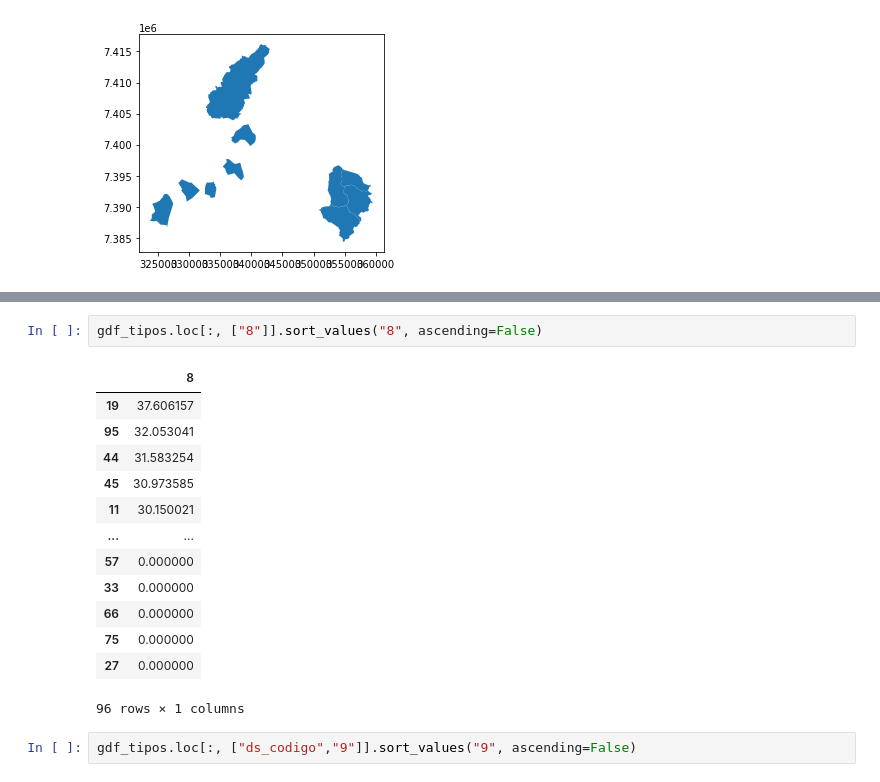
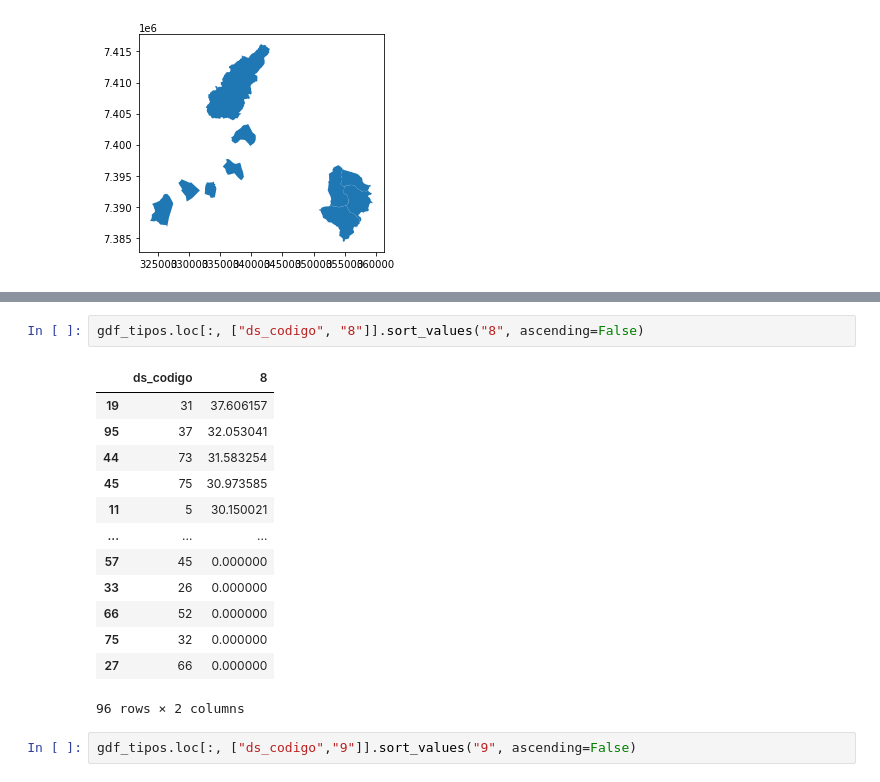
Before and after one commit to cem-usp/amostragem-em-habitacao, a Jupyter notebook: 02-proporcao-tipologia-por-distrito.ipynb, the cells around one changed output, grey strips where cells are left out. Cells and saved outputs as stored; diff of their text form.

```diff
--- a/02-proporcao-tipologia-por-distrito.ipynb
+++ b/02-proporcao-tipologia-por-distrito.ipynb
@@ -83,19 +103,19 @@ gdf_tipos.loc[:, ["6"]].sort_values("6", ascending=False)
 # %%
-gdf_tipos.loc[:, ["8"]].sort_values("8", ascending=False)
+gdf_tipos.loc[:, ["ds_codigo", "8"]].sort_values("8", ascending=False)
 # %% [output]
-|  | 8 |
-| 19 | 37.606157 |
-| 95 | 32.053041 |
-| 44 | 31.583254 |
-| 45 | 30.973585 |
-| 11 | 30.150021 |
-| ... | ... |
-| 57 | 0.000000 |
-| 33 | 0.000000 |
-| 66 | 0.000000 |
-| 75 | 0.000000 |
-| 27 | 0.000000 |
+|  | ds_codigo | 8 |
+| 19 | 31 | 37.606157 |
+| 95 | 37 | 32.053041 |
+| 44 | 73 | 31.583254 |
+| 45 | 75 | 30.973585 |
+| 11 | 5 | 30.150021 |
+| ... | ... | ... |
+| 57 | 45 | 0.000000 |
+| 33 | 26 | 0.000000 |
+| 66 | 52 | 0.000000 |
+| 75 | 32 | 0.000000 |
+| 27 | 66 | 0.000000 |
-96 rows × 1 columns
+96 rows × 2 columns
 # %%
 gdf_tipos.loc[:, ["ds_codigo","9"]].sort_values("9", ascending=False)
 # %% [output]
```
Also changed, not shown: parts of 4 cells of this notebook, 2 other files.
